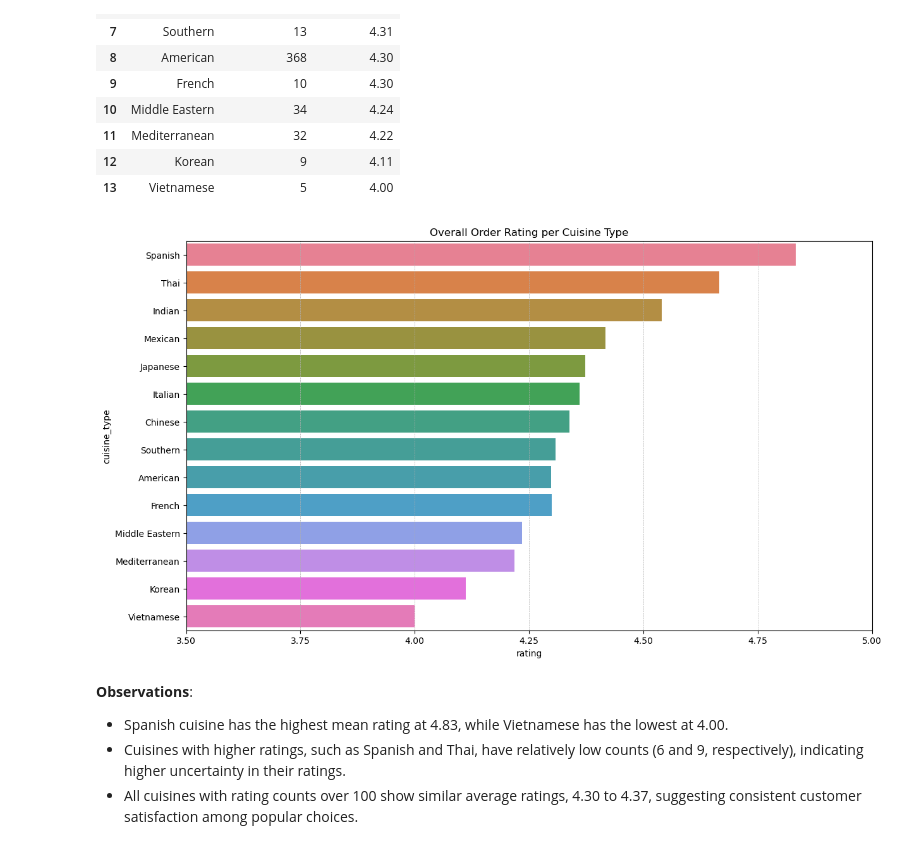
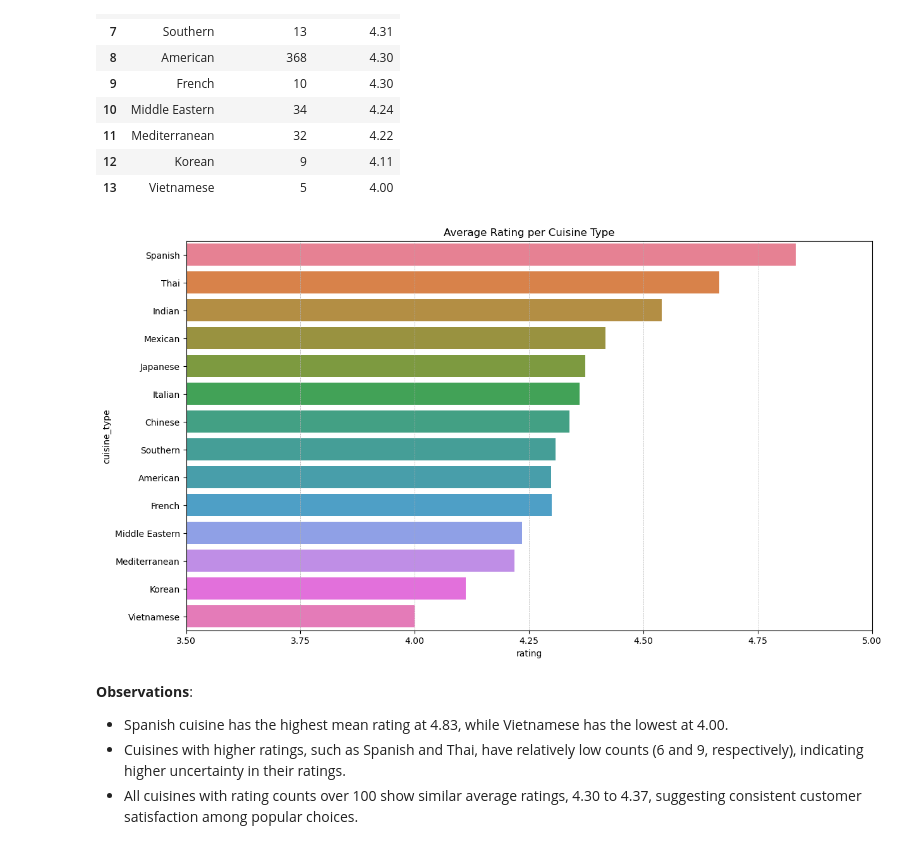
Before and after one commit to tmoesl/customer-demand-analysis, a Jupyter notebook: notebooks/customer-demand-analysis.ipynb, the cells around one changed output. Saved outputs shown, nothing was run; the diff lists cells and outputs as text; code cells hidden in the pictures.

```diff
--- a/notebooks/customer-demand-analysis.ipynb
+++ b/notebooks/customer-demand-analysis.ipynb
@@ -816,26 +863,26 @@ cuisine_ratings.reset_index()
 # %%
 # Visualize the distribution of the average rating per cuisine type
 plt.figure(figsize=(14, 8))
 sns.barplot(
     data=df,
     y="cuisine_type",
     x="rating",
     hue="cuisine_type",
     ci=False,
     order=cuisine_ratings.index,
     hue_order=cuisine_ratings.index,
 )
 
 # Set x-axis limits and ticks
 plt.xlim(3.5, 5)
 plt.xticks(np.arange(3.5, 5.25, 0.25))
 
 # Add title and grid lines
-plt.title("Overall Order Rating per Cuisine Type")
+plt.title("Average Rating per Cuisine Type")
 plt.grid(axis="x", linestyle="--", linewidth=0.5)
 plt.show()
 # %% [output]
-[figure, old version]
+[figure, new version]
 # %% [markdown]
 **Observations**:
 - Spanish cuisine has the highest mean rating at 4.83, while Vietnamese has the lowest at 4.00.
```
Also changed, not shown: parts of 82 cells of this notebook.
